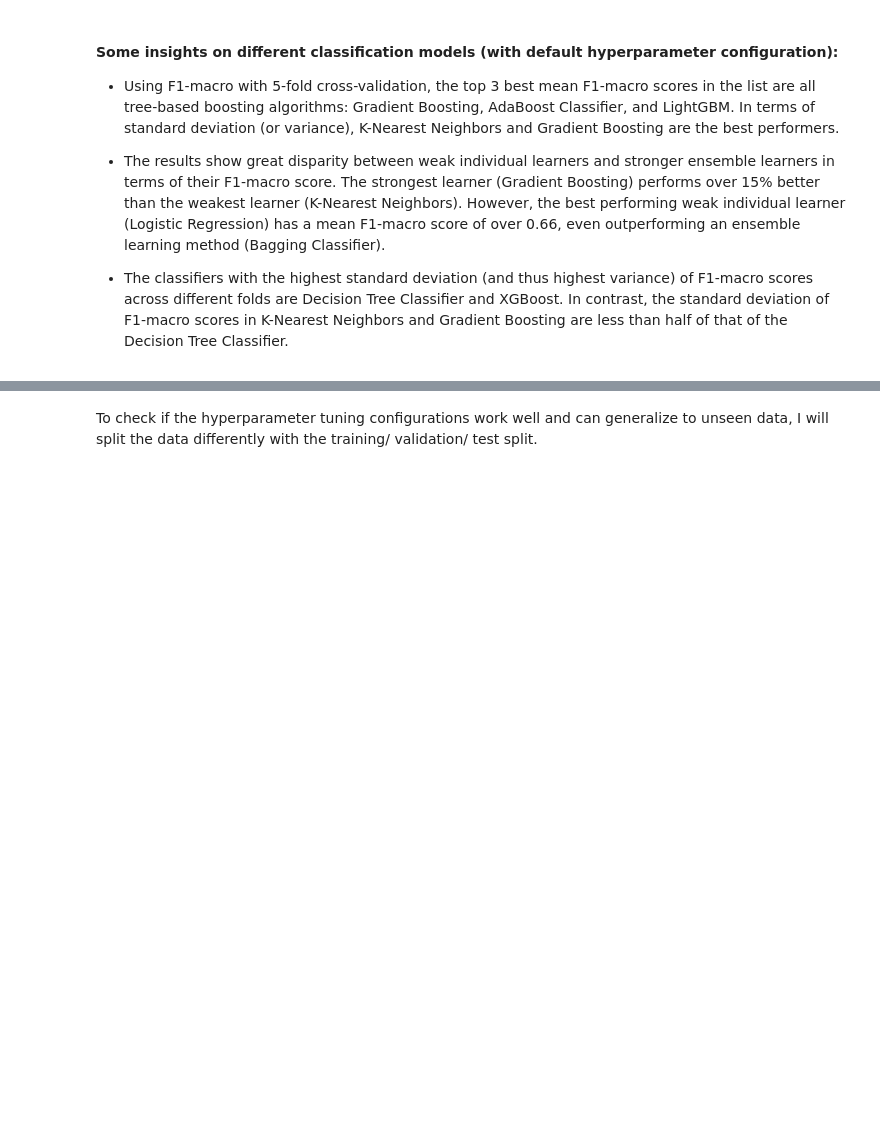
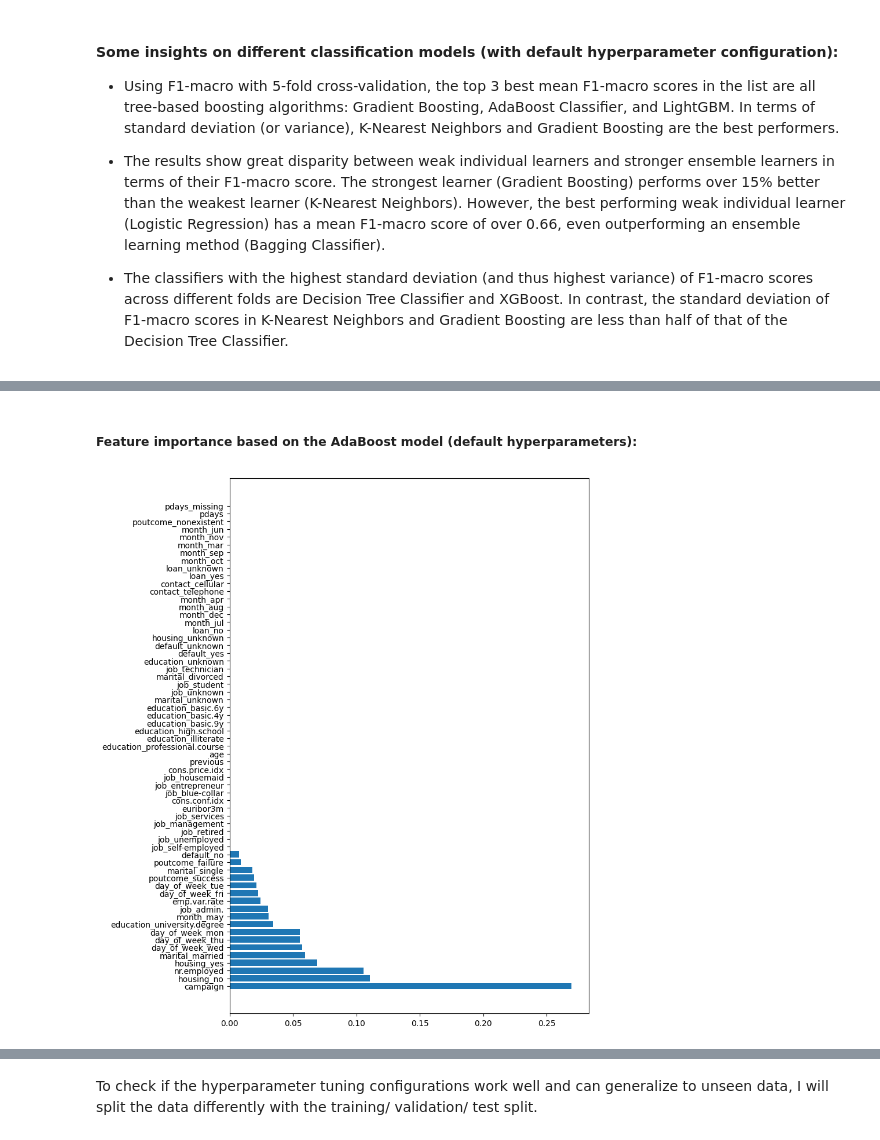
Before and after one commit to thaianle/bank-marketing, a Jupyter notebook: bank-marketing.ipynb, the cells around one changed output, grey strips where cells are left out. Cells and saved outputs as stored; diff of their text form; code cells hidden in the pictures; blank space fills up the shorter version.

```diff
--- a/bank-marketing.ipynb
+++ b/bank-marketing.ipynb
@@ -1033,0 +1076,7 @@ entire_results
+# %% [markdown]
+##### **Feature importance based on the AdaBoost model (default hyperparameters):**
+# %%
+feature_importance_output('AdaBoost', AdaBoostClassifier(random_state = my_seed),
+                          graph = True, importance_type = 'feature_importances')
+# %% [output]
+[figure, added]
```
Also changed, not shown: parts of 20 cells of this notebook.
